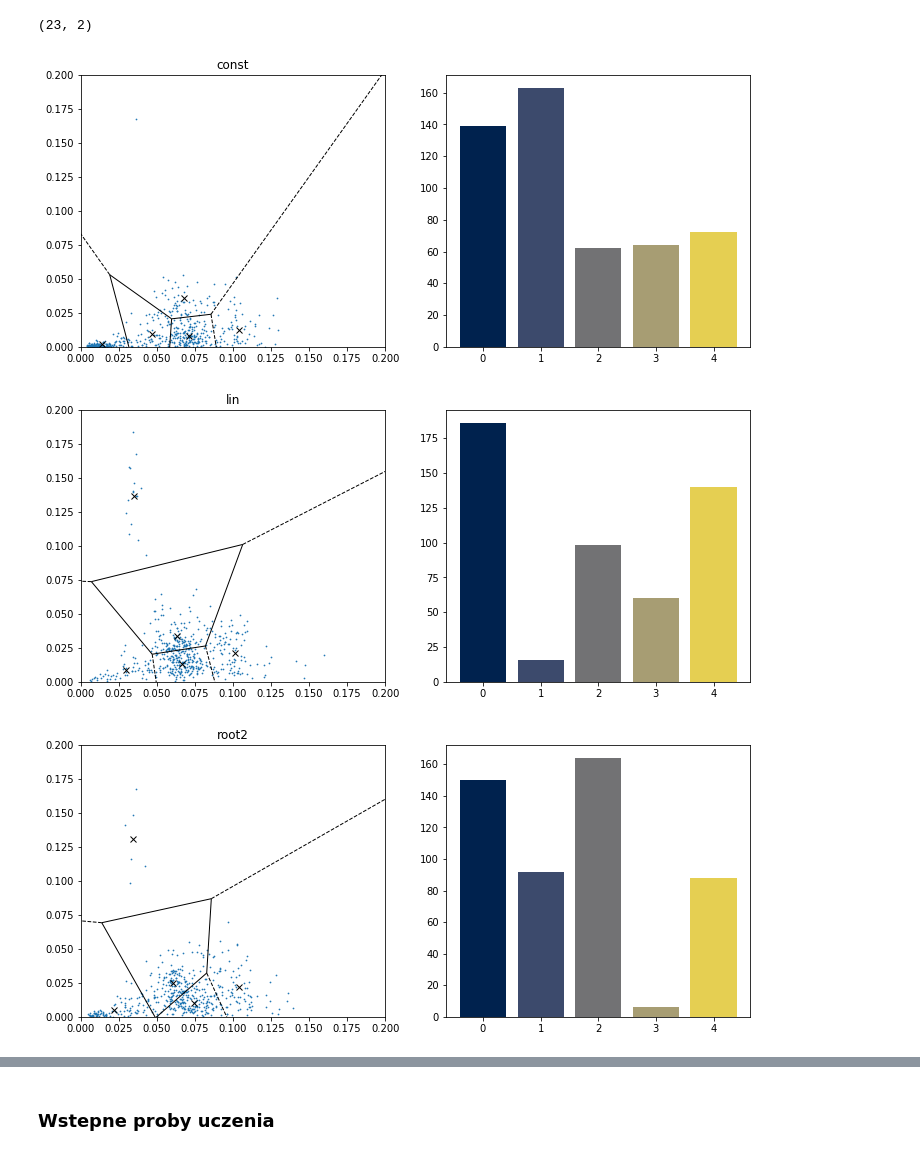
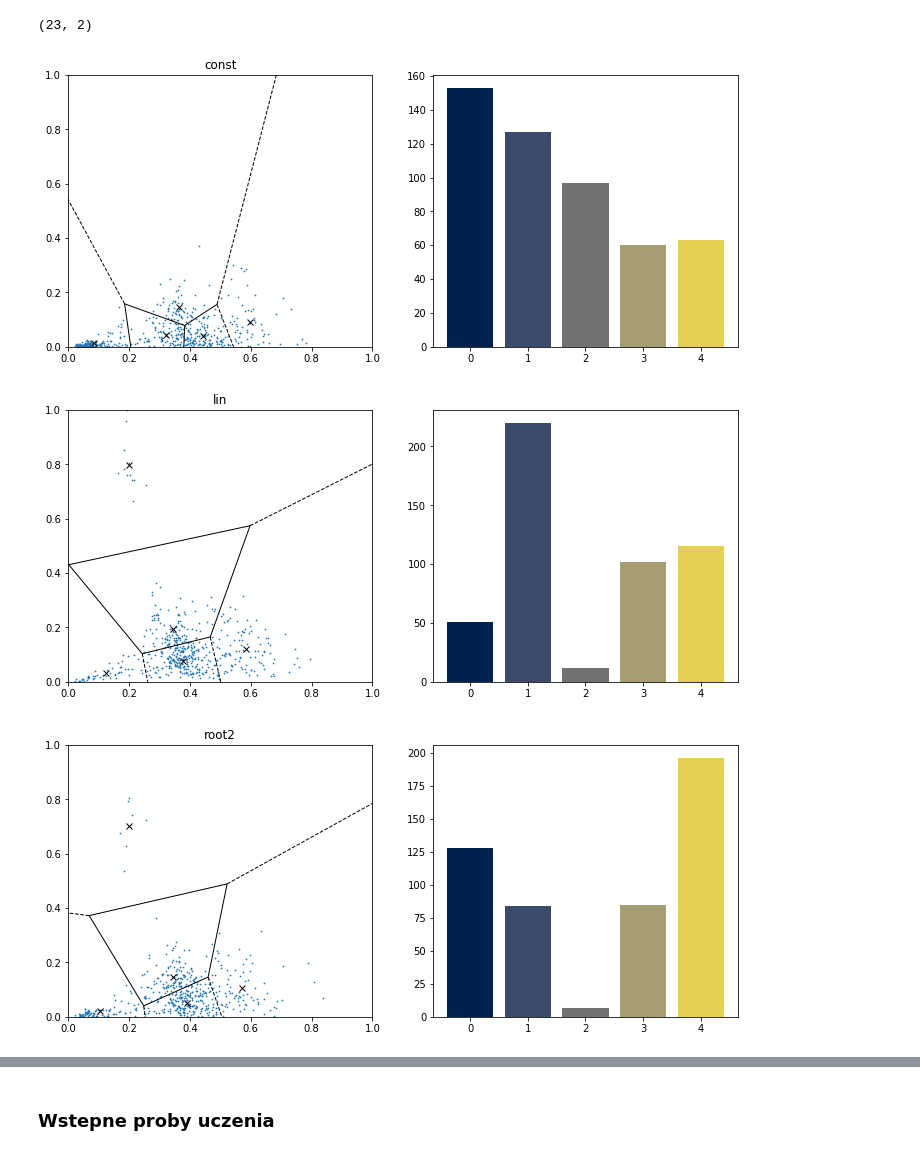
Before and after one commit to bazko1/PersistenceCodebooks, a Jupyter notebook: Initial sampling.ipynb, the cells around one changed output, grey strips where cells are left out. Cells and saved outputs as stored; diff of their text form; code cells hidden in the pictures.

```diff
--- a/Initial sampling.ipynb
+++ b/Initial sampling.ipynb
@@ -50,7 +50,13 @@ X_train, X_test, y_train, y_test = train_test_split(X, y, test_size=0.20, random
 # %%
 pipeline = Pipeline([
     ("name1", BirthPersistenceTransform()),
-    ("name2", DiagramScaler()),
+    ("name2", DiagramScaler(
+        use=True,
+        scalers=[
+            ((0,), MaxAbsScaler(copy=False)),
+            ((1,), MaxAbsScaler(copy=False))
+        ]
+    )),
 
     #("name3", RandomPDSampler(2500)),
     #("name4", PersistentBow(5))
@@ -59,25 +65,25 @@ full_transformed = pipeline.fit_transform(X_train)
 # %%
 sampling_weights = {
     "const":None,
     "lin" : lambda x : x,
     "root2" : lambda x : x**(1/2),
     "root3" : lambda x : x**(1/2),
     "pow2" : lambda x : x**2,
     "pow3" : lambda x : x**3,
 }
 
 for name, weight in sampling_weights.items():
     plt.figure(figsize=(12,5))
     ax = plt.subplot(1,2,1)
     plt.title(name)
     bow = PersistentBow(5)
     transformed = [RandomPDSampler(500, weight).fit_transform(full_transformed, y)]
     bow.fit(transformed)
-    plot_voronoi(bow, plot_range=(0.2, 0.2), ax = ax)
+    plot_voronoi(bow, plot_range=(1, 1), ax = ax)
     plt.scatter(transformed[0][:, 0], transformed[0][:, 1], s=0.5)
     plt.subplot(1,2,2)
     plot_persistence_bow(transformed[0], bow)
 # %% [output]
-[figure, old version]
+[figure, new version]
-[figure, old version]
+[figure, new version]
-[figure, old version]
+[figure, new version]
```
Also changed, not shown: parts of 4 cells of this notebook.
